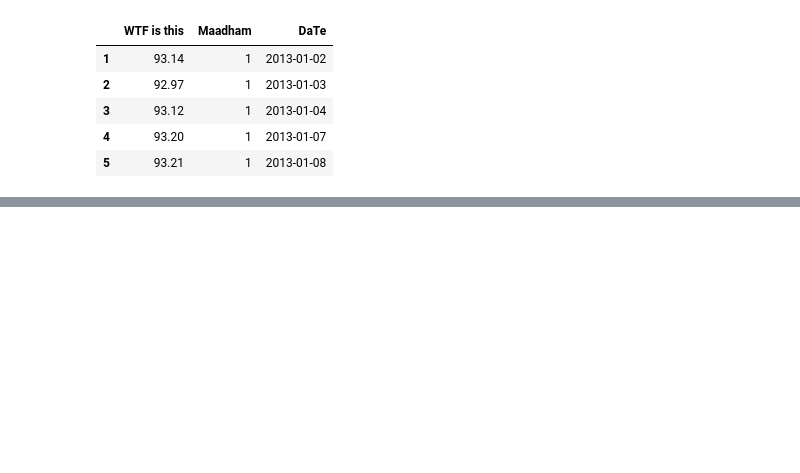
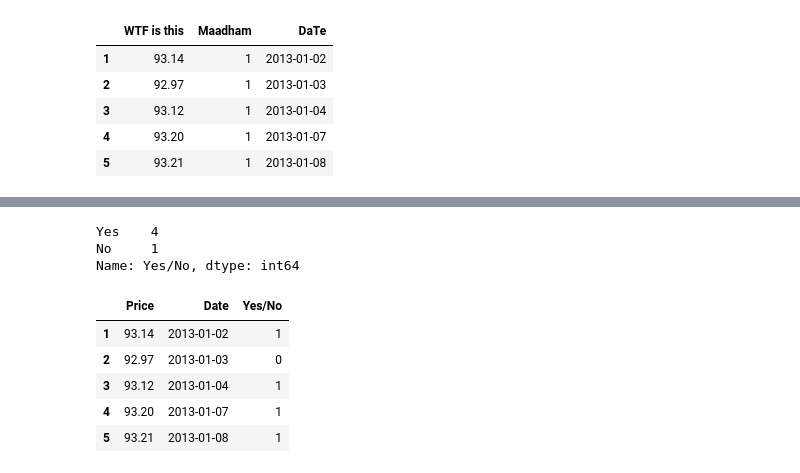
Before and after one commit to lingeshnafeax/DataScience, a Jupyter notebook: Numpy Pandas/Pandas Series.ipynb, the cells around one changed output, grey strips where cells are left out. Drawn from its saved outputs; the diff is of its cells as text; code cells hidden in the pictures; blank space fills up the shorter version.

```diff
--- a/Numpy Pandas/Pandas Series.ipynb
+++ b/Numpy Pandas/Pandas Series.ipynb
@@ -933,5 +933,5 @@ oil
 | 4 | 2013-01-07 | 93.20 | 1 |
 | 5 | 2013-01-08 | 93.21 | 1 |
 # %%
-oil.rename(columns={"Date":"DaTe","Dcoilwtico":"WTF is this","Month":"Maadham"})
+oil.rename(columns={"Date":"DaTe","Dcoilwtico":"WTF is this","Month":"Maadham"},inplace=True)
 # %% [output]
@@ -950,3 +957,8 @@ oil.reindex(labels=["WTF is this","Maadham","DaTe"],axis=1)
 | 3 | 93.12 | 1 | 2013-01-04 |
 | 4 | 93.20 | 1 | 2013-01-07 |
 | 5 | 93.21 | 1 | 2013-01-08 |
+# %%
+oil=oil[["WTF is this","DaTe"]]
+# %%
+oil=oil.rename(columns={"WTF is this":"Price","DaTe":"Date"})
+oil.head()
@@ -952,0 +972,20 @@ oil.reindex(labels=["WTF is this","Maadham","DaTe"],axis=1)
+# %%
+conditions=[(oil["Price"]>93),(oil["Price"]<93)]
+choices=["Yes","No"]
+oil["Yes/No"]=np.select(conditions,choices,default=np.nan)
+# %%
+oil["Yes/No"].value_counts()
+# %% [output]
+Yes    4
+No     1
+Name: Yes/No, dtype: int64
+# %%
+oil["Yes/No"]=oil["Yes/No"].map({"Yes":1,"No":0})
+oil
+# %% [output]
+|  | Price | Date | Yes/No |
+| 1 | 93.14 | 2013-01-02 | 1 |
+| 2 | 92.97 | 2013-01-03 | 0 |
+| 3 | 93.12 | 2013-01-04 | 1 |
+| 4 | 93.20 | 2013-01-07 | 1 |
+| 5 | 93.21 | 2013-01-08 | 1 |
```
Also changed, not shown: parts of 5 cells of this notebook.
